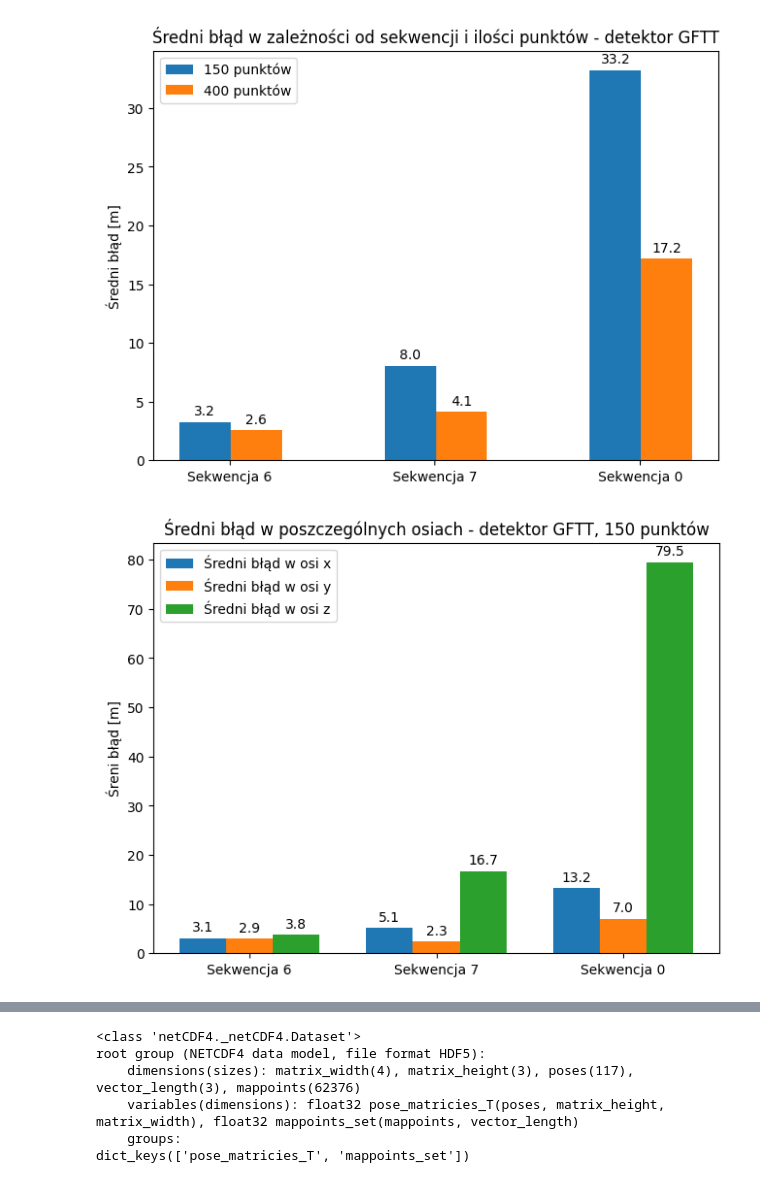
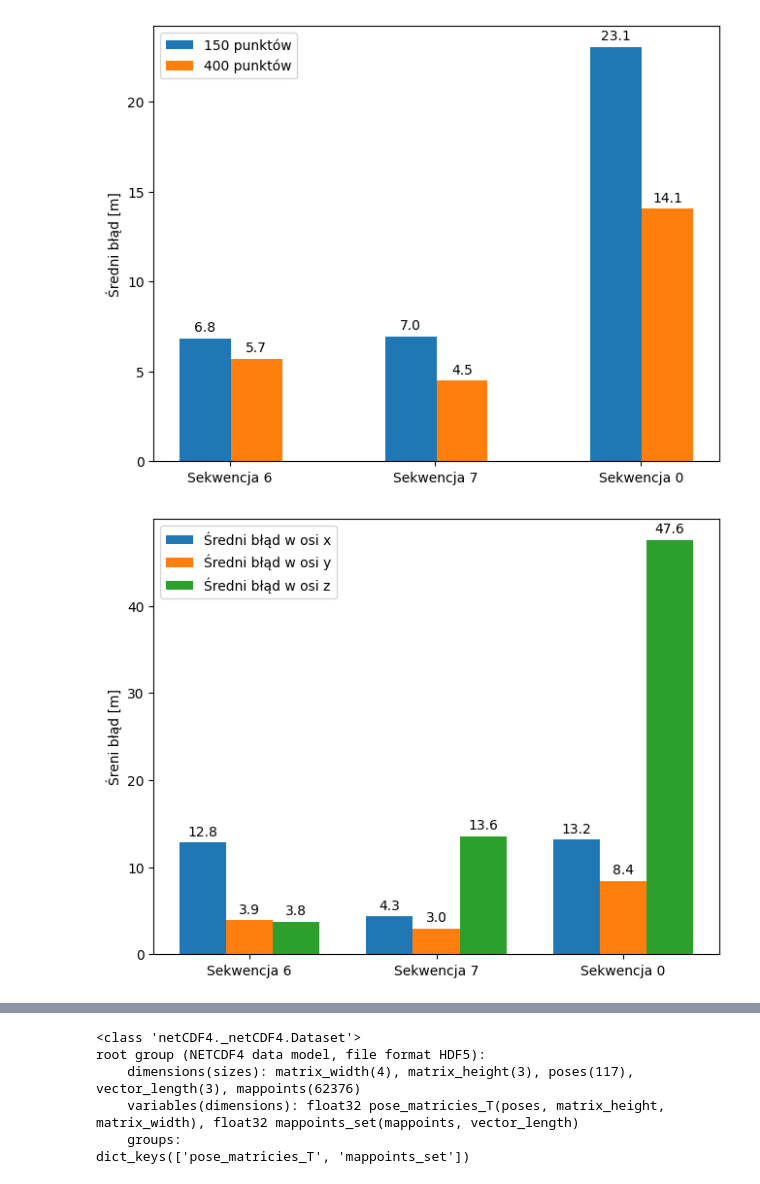
Before and after one commit to DizkiBorsuk/VisualSlam, a Jupyter notebook: scripts/result_analysis.ipynb, the cells around one changed output, grey strips where cells are left out. Cells and saved outputs as stored; diff of their text form; code cells hidden in the pictures.

```diff
--- a/scripts/result_analysis.ipynb
+++ b/scripts/result_analysis.ipynb
@@ -35,6 +47,25 @@ data_orb_0_150.columns = ['Var', 'Value']
 data_orb_6_400.columns = ['Var', 'Value']
 data_orb_7_400.columns = ['Var', 'Value']
 data_orb_0_400.columns = ['Var', 'Value']
+
+data_sift_6_150.columns = ['Var', 'Value']
+data_sift_7_150.columns = ['Var', 'Value']
+# data_sift_0_150.columns = ['Var', 'Value']
+data_sift_6_400.columns = ['Var', 'Value']
+data_sift_7_400.columns = ['Var', 'Value']
+data_sift_0_400.columns = ['Var', 'Value']
+
+ground_truth_poses_6 = np.zeros((len(ground_truth_6),3,4)) # transformation matrixies in 3x4 version
+ground_truth_poses_7 = np.zeros((len(ground_truth_7),3,4)) # transformation matrixies in 3x4 version
+ground_truth_poses_0 = np.zeros((len(ground_truth_0),3,4)) # transformation matrixies in 3x4 version
+
+for npose in range(len(ground_truth_6)):
+    ground_truth_poses_6[npose] = (np.array(ground_truth_6.iloc[npose]).reshape((3,4)))
+
+for npose in range(len(ground_truth_7)):
+    ground_truth_poses_7[npose] = (np.array(ground_truth_7.iloc[npose]).reshape((3,4)))
+for npose in range(len(ground_truth_0)):
+    ground_truth_poses_0[npose] = (np.array(ground_truth_0.iloc[npose]).reshape((3,4)))
 # %%
 
 mean_data_gftt_6_150 = data_gftt_6_150.groupby('Var').mean()
@@ -49,3 +80,10 @@ mean_data_orb_0_150 = data_orb_0_150.groupby('Var').mean()
 mean_data_orb_6_400 = data_orb_6_400.groupby('Var').mean()
 mean_data_orb_7_400 = data_orb_7_400.groupby('Var').mean()
 mean_data_orb_0_400 = data_orb_0_400.groupby('Var').mean()
+mean_data_sift_6_150 = data_sift_6_150.groupby('Var').mean()
+mean_data_sift_7_150 = data_sift_7_150.groupby('Var').mean()
+# mean_data_sift_0_150 = data_sift_0_150.groupby('Var').mean()
+mean_data_sift_6_400 = data_sift_6_400.groupby('Var').mean()
+mean_data_sift_7_400 = data_sift_7_400.groupby('Var').mean()
+mean_data_sift_0_400 = data_sift_0_400.groupby('Var').mean()
+mean_data_sift_0_400.head(50)
@@ -83,41 +248,39 @@ plt.savefig('Mean_times.jpg')
 # %%
 sekwencja = ("Sekwencja 6", "Sekwencja 7", "Sekwencja 0")
 mean_errors_gftt = {
-    '150 punktów': (mean_data_gftt_6_150.loc['total mean error:', 'Value'],
-                    mean_data_gftt_7_150.loc['total mean error:', 'Value'],
-                    mean_data_gftt_0_150.loc['total mean error:', 'Value']),
-    '400 punktów': (mean_data_gftt_6_400.loc['total mean error:', 'Value'],
-                    mean_data_gftt_7_400.loc['total mean error:', 'Value'],
-                    mean_data_gftt_0_400.loc['total mean error:', 'Value'] )
+    '150 punktów': (mean_data_orb_6_150.loc['total mean error:', 'Value'],
+                    mean_data_orb_7_150.loc['total mean error:', 'Value'],
+                    mean_data_orb_0_150.loc['total mean error:', 'Value']),
+    '400 punktów': (mean_data_orb_6_400.loc['total mean error:', 'Value'],
+                    mean_data_orb_7_400.loc['total mean error:', 'Value'],
+                    mean_data_orb_0_400.loc['total mean error:', 'Value'] )
 }
 
 x = np.arange(len(sekwencja))  # the label locations
-width = 0.25  # the width of the bars
+width = 0.25  # the width of the barsGFTT
 multiplier = 0
 
 fig, ax = plt.subplots(layout='constrained')
 
 for attribute, measurement in mean_errors_gftt.items():
     offset = width * multiplier
     rects = ax.bar(x + offset+0.13, measurement, width, label=attribute)
     ax.bar_label(rects, padding=3, fmt= "%.1f")
     multiplier += 1
 
 # Add some text for labels, title and custom x-axis tick labels, etc.
 ax.set_ylabel('Średni błąd [m]')
-ax.set_title('Średni błąd w zależności od sekwencji i ilości punktów - detektor GFTT')
 ax.set_xticks(x + width, sekwencja)
-ax.legend(loc='upper left', )
-plt.savefig('Mean_error_gftt.jpg')
+ax.legend(loc='upper left')
+plt.savefig('../results/Mean_errors_orb.jpg')
 # %% [output]
-[figure, old version]
+[figure, new version]
 # %%
-
 sekwencja = ("Sekwencja 6", "Sekwencja 7", "Sekwencja 0")
-mean_errors_gftt = {
-    'Średni błąd w osi x': (mean_data_gftt_6_150.loc['mean error x:', 'Value'], mean_data_gftt_7_150.loc['mean error x:', 'Value'], mean_data_gftt_0_150.loc['mean error x:', 'Value']),
-    'Średni błąd w osi y': (mean_data_gftt_6_150.loc['mean error y:', 'Value'], mean_data_gftt_7_150.loc['mean error y:', 'Value'], mean_data_gftt_0_150.loc['mean error y:', 'Value']),
-    'Średni błąd w osi z': (mean_data_gftt_6_150.loc['mean error z:', 'Value'], mean_data_gftt_7_150.loc['mean error z:', 'Value'], mean_data_gftt_0_150.loc['mean error z:', 'Value']),
+mean_errors_orb = {
+    'Średni błąd w osi x': (mean_data_orb_6_150.loc['mean error x:', 'Value'], mean_data_orb_7_150.loc['mean error x:', 'Value'], mean_data_orb_0_150.loc['mean error x:', 'Value']),
+    'Średni błąd w osi y': (mean_data_orb_6_150.loc['mean error y:', 'Value'], mean_data_orb_7_150.loc['mean error y:', 'Value'], mean_data_orb_0_150.loc['mean error y:', 'Value']),
+    'Średni błąd w osi z': (mean_data_orb_6_150.loc['mean error z:', 'Value'], mean_data_orb_7_150.loc['mean error z:', 'Value'], mean_data_orb_0_150.loc['mean error z:', 'Value']),
 }
 
 x = np.arange(len(sekwencja))  # the label locations
@@ -127,7 +290,7 @@ multiplier = 0
 fig, ax = plt.subplots(layout='constrained')
 # ax.yaxis.set_major_formatter(FormatStrFormatter('%.1f'))
 
-for attribute, measurement in mean_errors_gftt.items():
+for attribute, measurement in mean_errors_orb.items():
     offset = width * multiplier
     rects = ax.bar(x + offset, measurement, width, label=attribute)
     ax.bar_label(rects, padding=3, fmt= "%.1f")
@@ -135,10 +298,9 @@ for attribute, measurement in mean_errors_gftt.items():
 
 # Add some text for labels, title and custom x-axis tick labels, etc.
 ax.set_ylabel('Śreni błąd [m]')
-ax.set_title('Średni błąd w poszczególnych osiach - detektor GFTT, 150 punktów')
 ax.set_xticks(x + width, sekwencja)
 ax.legend(loc='upper left')
-plt.savefig('Mean_error_in_xyz_gftt_150.jpg')
+plt.savefig('../results/Mean_errors_in_xyz_orb_150.jpg')
 # %% [output]
-[figure, old version]
+[figure, new version]
 # %%
```
Also changed, not shown: parts of 10 cells of this notebook, 9 other files.
